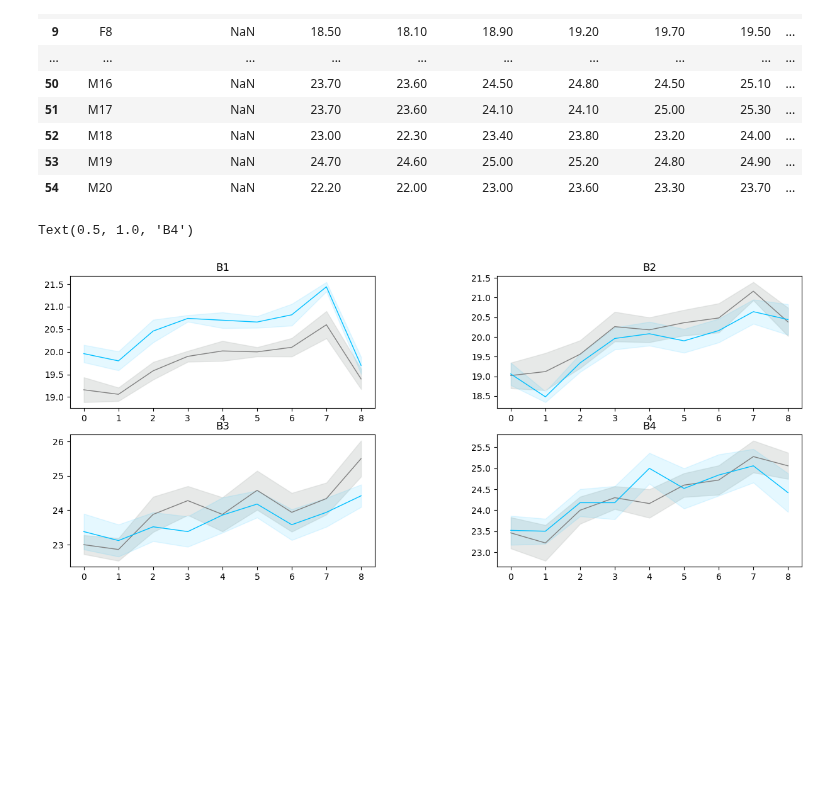
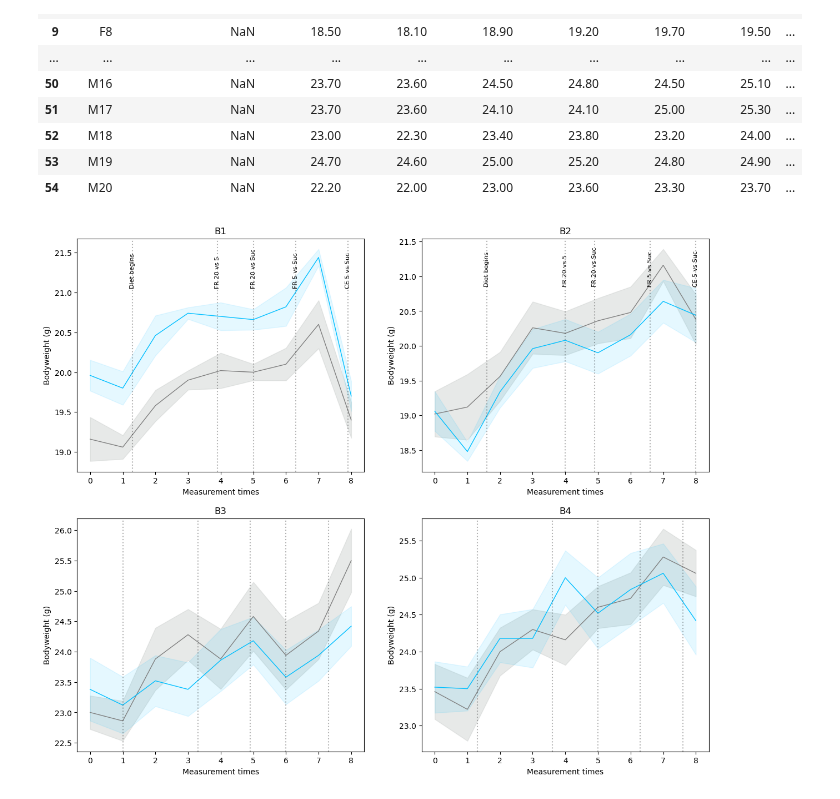
Before and after one commit to Htbibalan/FEDPROFERENCE, a Jupyter notebook: notebooks/FEDXD_READ_DATA.ipynb, the cells around one changed output. Cells and saved outputs as stored; diff of their text form; code cells hidden in the pictures; blank space fills up the shorter version.

Commit message:
metafile
metafile update and folder cleanup

```diff
--- a/notebooks/FEDXD_READ_DATA.ipynb
+++ b/notebooks/FEDXD_READ_DATA.ipynb
@@ -17,4 +17,5 @@ pd.options.display.max_columns= 40000
 
 ctl_color= "gray"
 exp_color="deepskyblue"
+fig_folder=r"C:\Users\hta031\Github\FEDPROFERENCE\plots\\"
 # %%
@@ -233,48 +234,81 @@ exp_M_B3=BW_DF.iloc[12:17, 2:11]
 ctl_M_B4=BW_DF.iloc[50:55, 2:11]
 exp_M_B4=BW_DF.iloc[17:22, 2:11]
 # %%
-f, axes = plt.subplots(figsize=(15,6), ncols=2,nrows=2,
+f, axes = plt.subplots(figsize=(13
+                                ,12), ncols=2,nrows=2,
                             sharey=False,
                             gridspec_kw={"width_ratios":[0.7,0.7],
-                                        "right":0.9,
-                                        "wspace":0.4,
+                                        "right":1,
+
+                                        "wspace":0.2,
                                         })
 ax1, ax2, ax3, ax4 = axes.flatten()
 tp.shadedError(ax1,ctl_F_B1,linecolor=ctl_color)
 tp.shadedError(ax1,exp_F_B1,linecolor=exp_color, errorcolor= exp_color, alpha= 0.1, linewidth=1)
 ax1.set_title("B1")
 
 tp.shadedError(ax2,ctl_F_B2,linecolor=ctl_color)
 tp.shadedError(ax2,exp_F_B2,linecolor=exp_color, errorcolor= exp_color, alpha= 0.1, linewidth=1)
 ax2.set_title("B2")
 
 tp.shadedError(ax3,ctl_M_B3,linecolor=ctl_color)
 tp.shadedError(ax3,exp_M_B3,linecolor=exp_color, errorcolor= exp_color, alpha= 0.1, linewidth=1)
 ax3.set_title("B3")
 
 tp.shadedError(ax4,ctl_M_B4,linecolor=ctl_color)
 tp.shadedError(ax4,exp_M_B4,linecolor=exp_color, errorcolor= exp_color, alpha= 0.1, linewidth=1)
 ax4.set_title("B4")
-# spacing=0.05
-# ax2.errorbar([1-spacing],[ctl.mean()],
-#              yerr=[ctl.sem()],
-#             marker="o",
-#             markerfacecolor="white",
-#              ms=8,
-#             linestyle="-",
-#             color=ctl_color,
-#              label="Ctl",
 
-#             )
 
-# ax2.errorbar([1+spacing,2+spacing,3+spacing],[exp.mean()],
-#              yerr=[exp.sem()],
-#             marker="o",
-#              markerfacecolor="white",
-#              ms=8,
-#             linestyle="-",
-#             color=exp_color,
-#             label="Exp")
+#adds labels
+ax1.set_ylabel("Bodyweight (g)")
+ax1.set_xlabel("Measurement times")
+ax2.set_ylabel("Bodyweight (g)")
+ax2.set_xlabel("Measurement times")
+ax3.set_ylabel("Bodyweight (g)")
+ax3.set_xlabel("Measurement times")
+ax4.set_ylabel("Bodyweight (g)")
+ax4.set_xlabel("Measurement times")
+
+
+#adds vertical dashed lines to each plot
+vertical_offset = 2.3
+ax1.axvline(1.3,color="k",linestyle=":", alpha= 0.3)
+ax1.text(1.3, ax1.get_ylim()[0] + vertical_offset, 'Diet begins', va='bottom', ha='center', rotation="vertical",color='k', fontsize=8)
+ax1.axvline(3.9,color="k",linestyle=":", alpha= 0.3)
+ax1.text(3.9, ax1.get_ylim()[0] + vertical_offset, 'FR 20 vs 5', va='bottom', ha='center', rotation="vertical",color='k', fontsize=8)
+ax1.axvline(5,color="k",linestyle=":", alpha= 0.3)
+ax1.text(5, ax1.get_ylim()[0] + vertical_offset, 'FR 20 vs Suc', va='bottom', ha='center', rotation="vertical",color='k', fontsize=8)
+ax1.axvline(6.3,color="k",linestyle=":", alpha= 0.3)
+ax1.text(6.3, ax1.get_ylim()[0] + vertical_offset, 'FR 5 vs Suc', va='bottom', ha='center', rotation="vertical",color='k', fontsize=8)
+ax1.axvline(7.9,color="k",linestyle=":", alpha= 0.3)
+ax1.text(7.9, ax1.get_ylim()[0] + vertical_offset, 'CE 5 vs Suc', va='bottom', ha='center', rotation="vertical",color='k', fontsize=8)
+
+vertical_offset_2 = 2.1
+ax2.axvline(1.6,color="k",linestyle=":", alpha= 0.3)
+ax2.text(1.6, ax1.get_ylim()[0] + vertical_offset_2, 'Diet begins', va='bottom', ha='center', rotation="vertical",color='k', fontsize=8)
+ax2.axvline(4,color="k",linestyle=":", alpha= 0.3)
+ax2.text(4, ax1.get_ylim()[0] + vertical_offset_2, 'FR 20 vs 5', va='bottom', ha='center', rotation="vertical",color='k', fontsize=8)
+ax2.axvline(4.9,color="k",linestyle=":", alpha= 0.3)
+ax2.text(4.9, ax1.get_ylim()[0] + vertical_offset_2, 'FR 20 vs Suc', va='bottom', ha='center', rotation="vertical",color='k', fontsize=8)
+ax2.axvline(6.6,color="k",linestyle=":", alpha= 0.3)
+ax2.text(6.6, ax1.get_ylim()[0] + vertical_offset_2, 'FR 5 vs Suc', va='bottom', ha='center', rotation="vertical",color='k', fontsize=8)
+ax2.axvline(8,color="k",linestyle=":", alpha= 0.3)
+ax2.text(8, ax1.get_ylim()[0] + vertical_offset_2, 'CE 5 vs Suc', va='bottom', ha='center', rotation="vertical",color='k', fontsize=8)
+
+
+ax3.axvline(1,color="k",linestyle=":", alpha= 0.3)
+ax3.axvline(3.3,color="k",linestyle=":", alpha= 0.3)
+ax3.axvline(4.9,color="k",linestyle=":", alpha= 0.3)
+ax3.axvline(6,color="k",linestyle=":", alpha= 0.3)
+ax3.axvline(7.3,color="k",linestyle=":", alpha= 0.3)
+
+ax4.axvline(1.3,color="k",linestyle=":", alpha= 0.3)
+ax4.axvline(3.6,color="k",linestyle=":", alpha= 0.3)
+ax4.axvline(5,color="k",linestyle=":", alpha= 0.3)
+ax4.axvline(6.3,color="k",linestyle=":", alpha= 0.3)
+ax4.axvline(7.6,color="k",linestyle=":", alpha= 0.3)
+
+f.savefig(fig_folder + "Bodyweight.pdf")
 # %% [output]
-Text(0.5, 1.0, 'B4')
-[figure, old version]
+[figure, new version]
```
Also changed, not shown: parts of 3 cells of this notebook, 30 other files.
